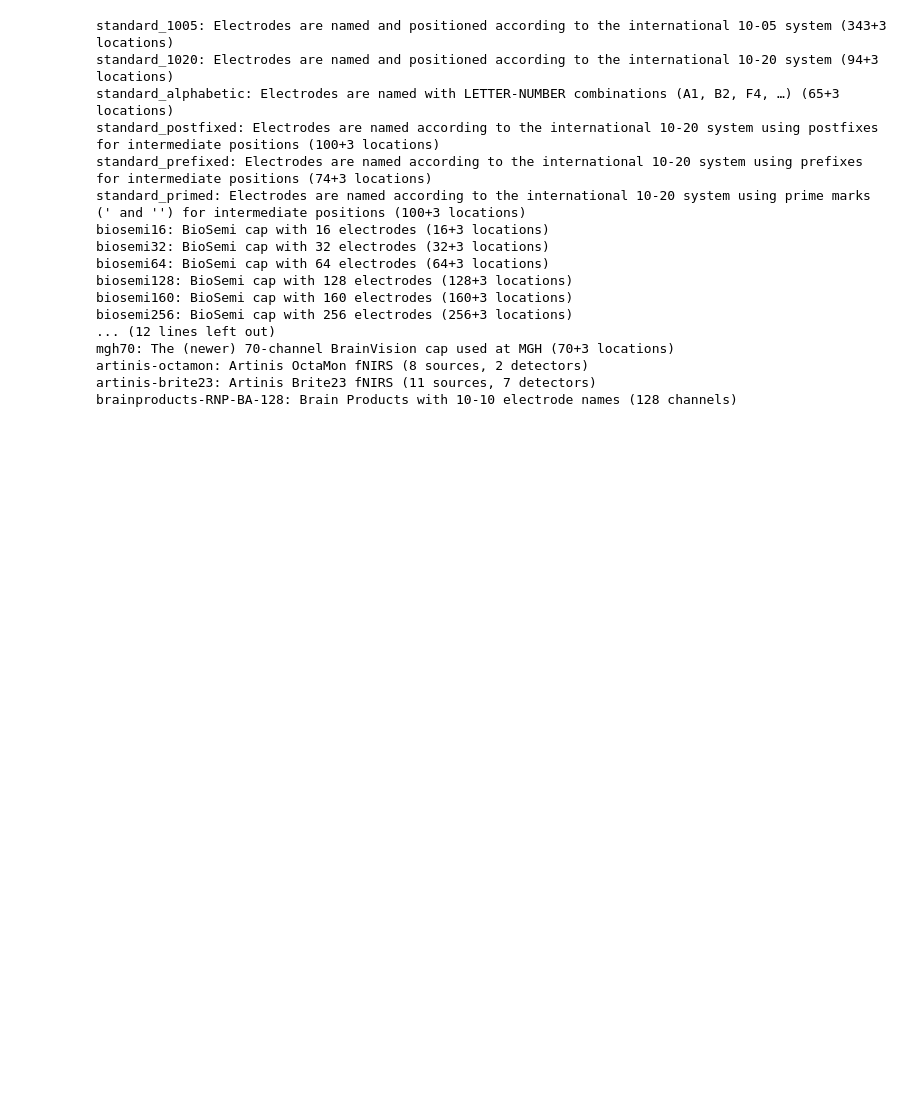
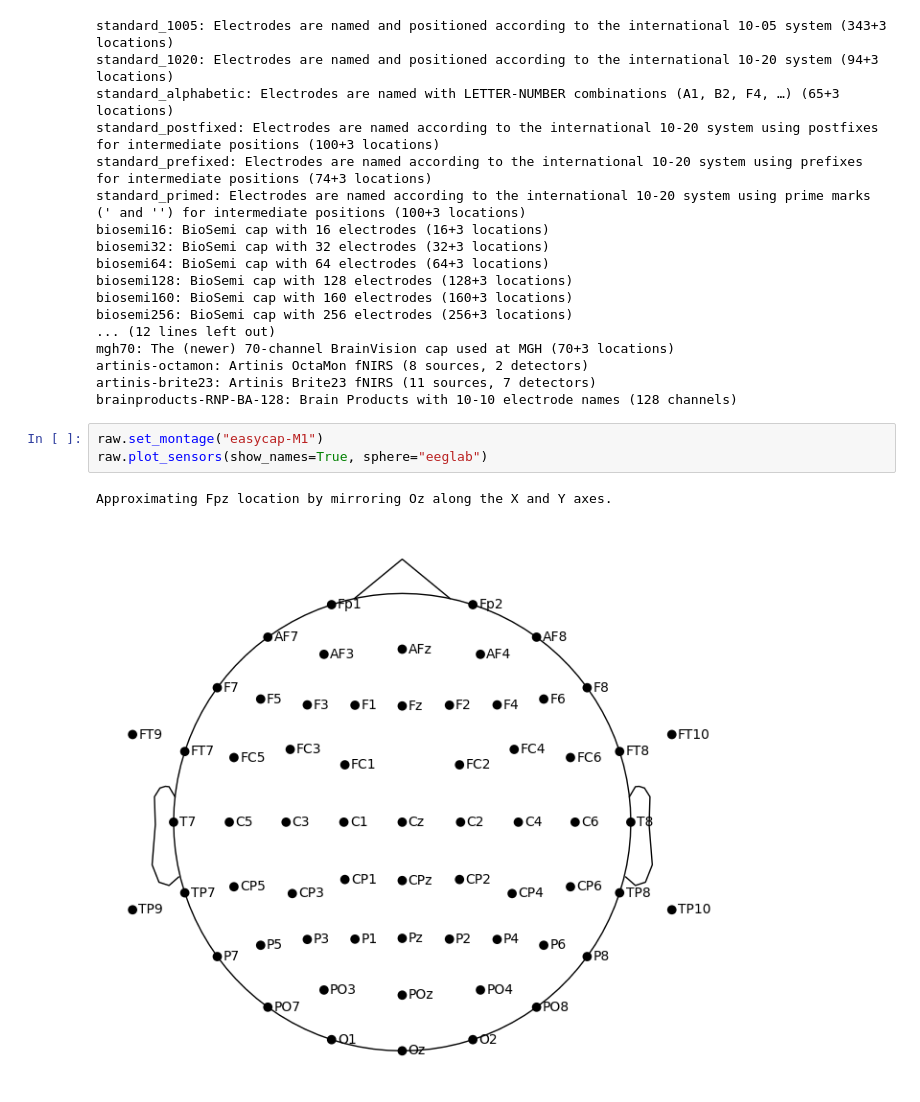
Before and after one commit to csndl-iitd/ecf-exp2-notif-mmn, a Jupyter notebook: analysis/notebook/ERP_MMN.ipynb, the cells around one changed output. Drawn from its saved outputs; the diff is of its cells as text; blank space fills up the shorter version.

```diff
--- a/analysis/notebook/ERP_MMN.ipynb
+++ b/analysis/notebook/ERP_MMN.ipynb
@@ -133,3 +133,9 @@ mgh70: The (newer) 70-channel BrainVision cap used at MGH (70+3 locations)
 artinis-octamon: Artinis OctaMon fNIRS (8 sources, 2 detectors)
 artinis-brite23: Artinis Brite23 fNIRS (11 sources, 7 detectors)
 brainproducts-RNP-BA-128: Brain Products with 10-10 electrode names (128 channels)
+# %%
+raw.set_montage("easycap-M1")
+raw.plot_sensors(show_names=True, sphere="eeglab")
+# %% [output]
+Approximating Fpz location by mirroring Oz along the X and Y axes.
+[figure, added]
```
Also changed, not shown: parts of 1 cell of this notebook.
